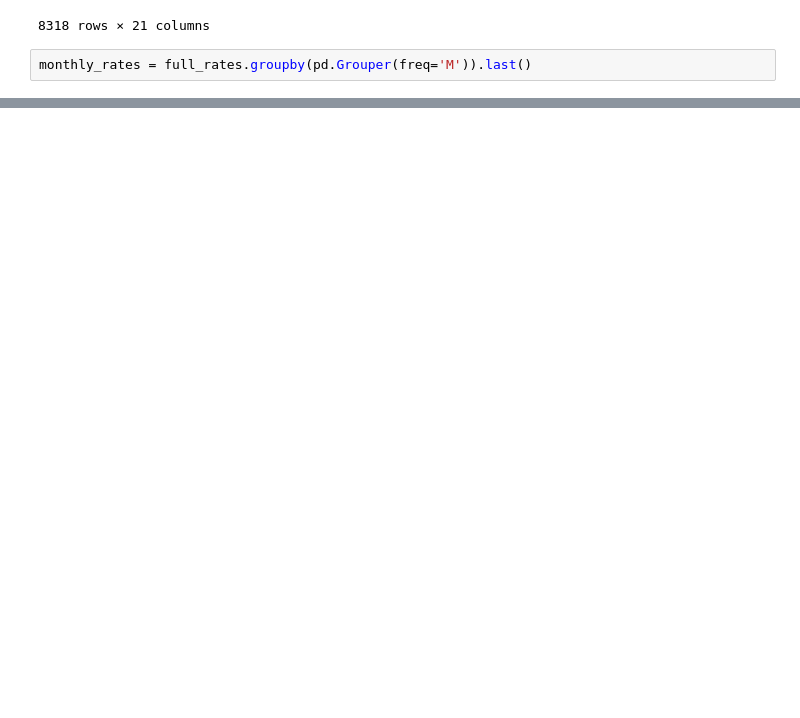
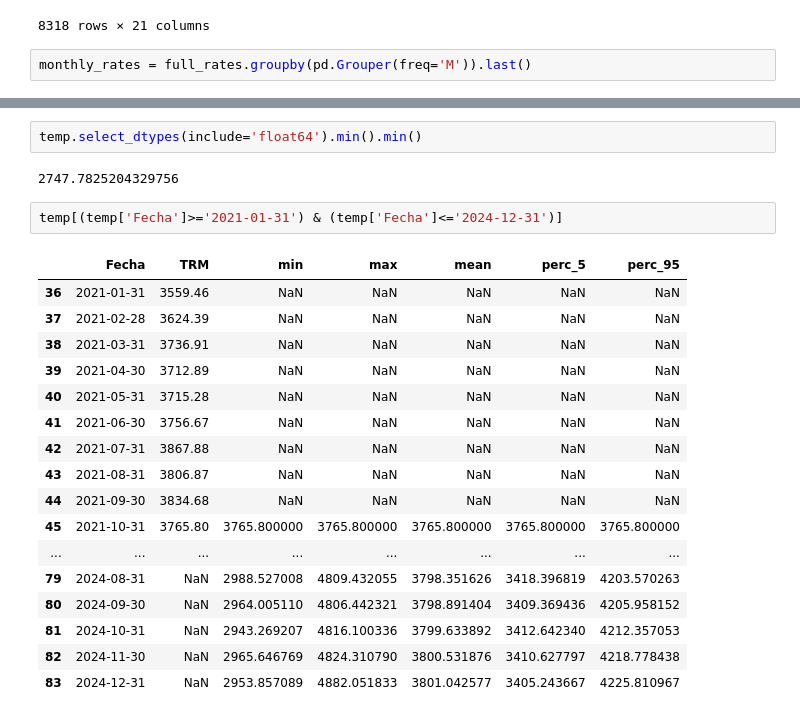
Before and after one commit to Alejandro-Duenas/rate_simulation_models, a Jupyter notebook: Stochastic Rates Modeling.ipynb, the cells around one changed output, grey strips where cells are left out. Saved outputs shown, nothing was run; the diff lists cells and outputs as text; blank space fills up the shorter version.

```diff
--- a/Stochastic Rates Modeling.ipynb
+++ b/Stochastic Rates Modeling.ipynb
@@ -135,0 +99,24 @@ ts.strftime('%Y-%m')
+# %%
+temp.select_dtypes(include='float64').min().min()
+# %% [output]
+2747.7825204329756
+# %%
+temp[(temp['Fecha']>='2021-01-31') & (temp['Fecha']<='2024-12-31')]
+# %% [output]
+|  | Fecha | TRM | min | max | mean | perc_5 | perc_95 |
+| 36 | 2021-01-31 | 3559.46 | NaN | NaN | NaN | NaN | NaN |
+| 37 | 2021-02-28 | 3624.39 | NaN | NaN | NaN | NaN | NaN |
+| 38 | 2021-03-31 | 3736.91 | NaN | NaN | NaN | NaN | NaN |
+| 39 | 2021-04-30 | 3712.89 | NaN | NaN | NaN | NaN | NaN |
+| 40 | 2021-05-31 | 3715.28 | NaN | NaN | NaN | NaN | NaN |
+| 41 | 2021-06-30 | 3756.67 | NaN | NaN | NaN | NaN | NaN |
+| 42 | 2021-07-31 | 3867.88 | NaN | NaN | NaN | NaN | NaN |
+| 43 | 2021-08-31 | 3806.87 | NaN | NaN | NaN | NaN | NaN |
+| 44 | 2021-09-30 | 3834.68 | NaN | NaN | NaN | NaN | NaN |
+| 45 | 2021-10-31 | 3765.80 | 3765.800000 | 3765.800000 | 3765.800000 | 3765.800000 | 3765.800000 |
+| ... | ... | ... | ... | ... | ... | ... | ... |
+| 79 | 2024-08-31 | NaN | 2988.527008 | 4809.432055 | 3798.351626 | 3418.396819 | 4203.570263 |
+| 80 | 2024-09-30 | NaN | 2964.005110 | 4806.442321 | 3798.891404 | 3409.369436 | 4205.958152 |
+| 81 | 2024-10-31 | NaN | 2943.269207 | 4816.100336 | 3799.633892 | 3412.642340 | 4212.357053 |
+| 82 | 2024-11-30 | NaN | 2965.646769 | 4824.310790 | 3800.531876 | 3410.627797 | 4218.778438 |
+| 83 | 2024-12-31 | NaN | 2953.857089 | 4882.051833 | 3801.042577 | 3405.243667 | 4225.810967 |
```
Also changed, not shown: parts of 21 cells of this notebook, 1 other file.
